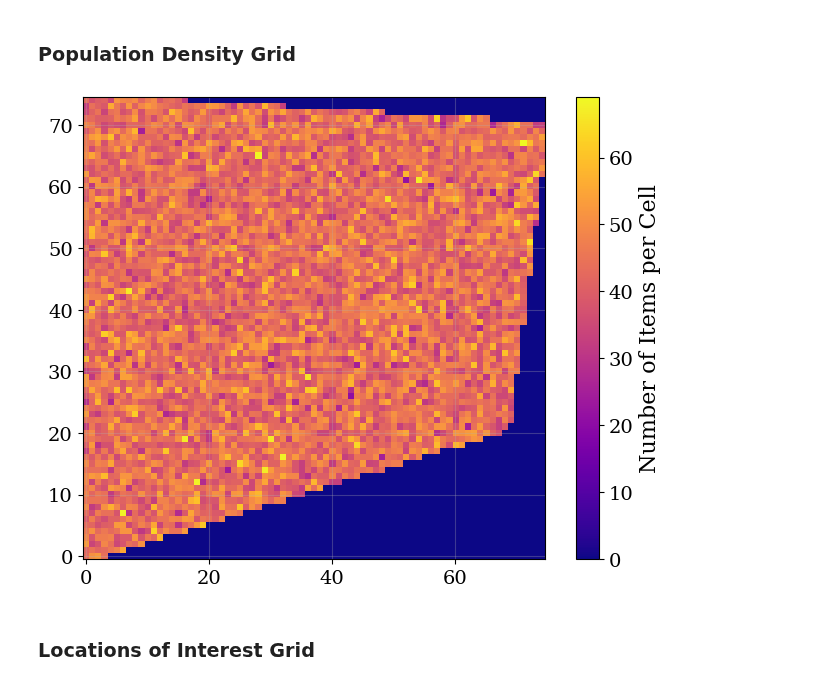
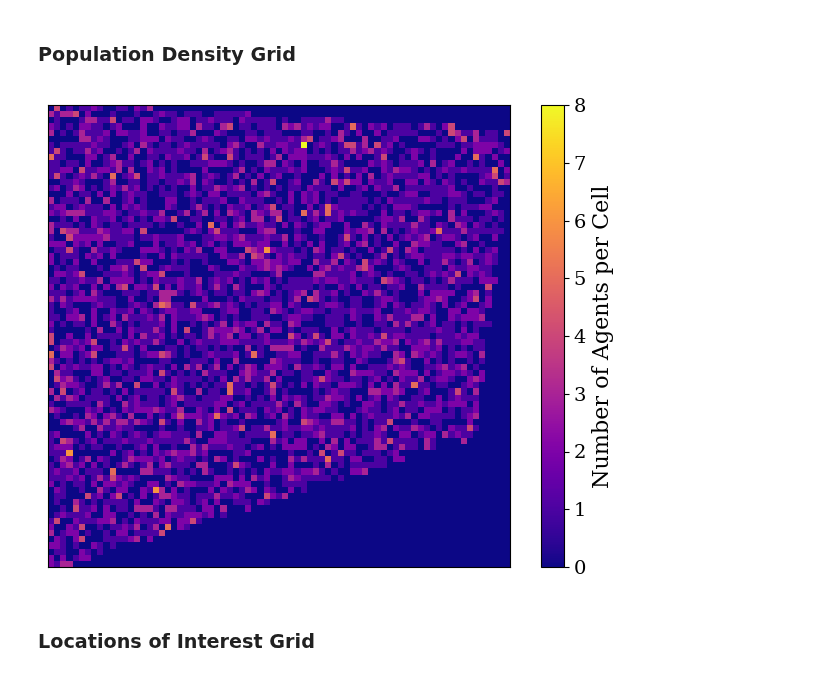
Before and after one commit to SDCCA/DGL-PTM, a Jupyter notebook: DGL_testing/misc_testing.ipynb, the cells around one changed output. Saved outputs shown, nothing was run; the diff lists cells and outputs as text; code cells hidden in the pictures.

```diff
--- a/DGL_testing/misc_testing.ipynb
+++ b/DGL_testing/misc_testing.ipynb
@@ -101,36 +102,38 @@ plt.show()
 # %%
 boundary = Polygon(akuse_boundary_coords)
 gdf = gpd.GeoDataFrame(geometry=[boundary], crs="EPSG:4326")
 
 # Step 2: Define Grid Over Bounding Box
 rows, cols = size, size  # Define the shape
 minx, miny, maxx, maxy = boundary.bounds
 x_step = (maxx - minx) / cols  # Cell width
 y_step = (maxy - miny) / rows  # Cell height
 
 # Step 3: Create Grid and Populate NumPy Array
 grid_array = np.zeros((rows, cols, 1), dtype=np.uint8)
 
 for i in range(rows):
     for j in range(cols):
         x_start = minx + j * x_step
         y_start = miny + i * y_step
         cell = box(x_start, y_start, x_start + x_step, y_start + y_step)
         if cell.intersects(boundary):  # If cell intersects Akuse, set to 1
             grid_array[i, j, 0] = 1
 
 valid_cells = np.argwhere(grid_array[:, :, 0] == 1)
 num_valid_cells = len(valid_cells)
-allocations = np.random.multinomial(200000, np.ones(num_valid_cells) / num_valid_cells)
+allocations = np.random.multinomial(5000, np.ones(num_valid_cells) / num_valid_cells)
 distributed_grid = np.zeros((size, size, 1), dtype=np.int32)
 for i, (row, col) in enumerate(valid_cells):
     distributed_grid[row, col, 0] = allocations[i]
 
 plt.imshow(distributed_grid[:, :, 0], cmap="plasma", origin="lower")
-plt.colorbar(label="Number of Items per Cell")
+plt.colorbar(label="Number of Agents per Cell")
+plt.xticks([])
+plt.yticks([])
 plt.show()
 # %% [output]
-[figure, old version]
+[figure, new version]
 # %% [markdown]
 ### Locations of Interest Grid
 # %%
```
Also changed, not shown: parts of 14 cells of this notebook, 2 other files.
